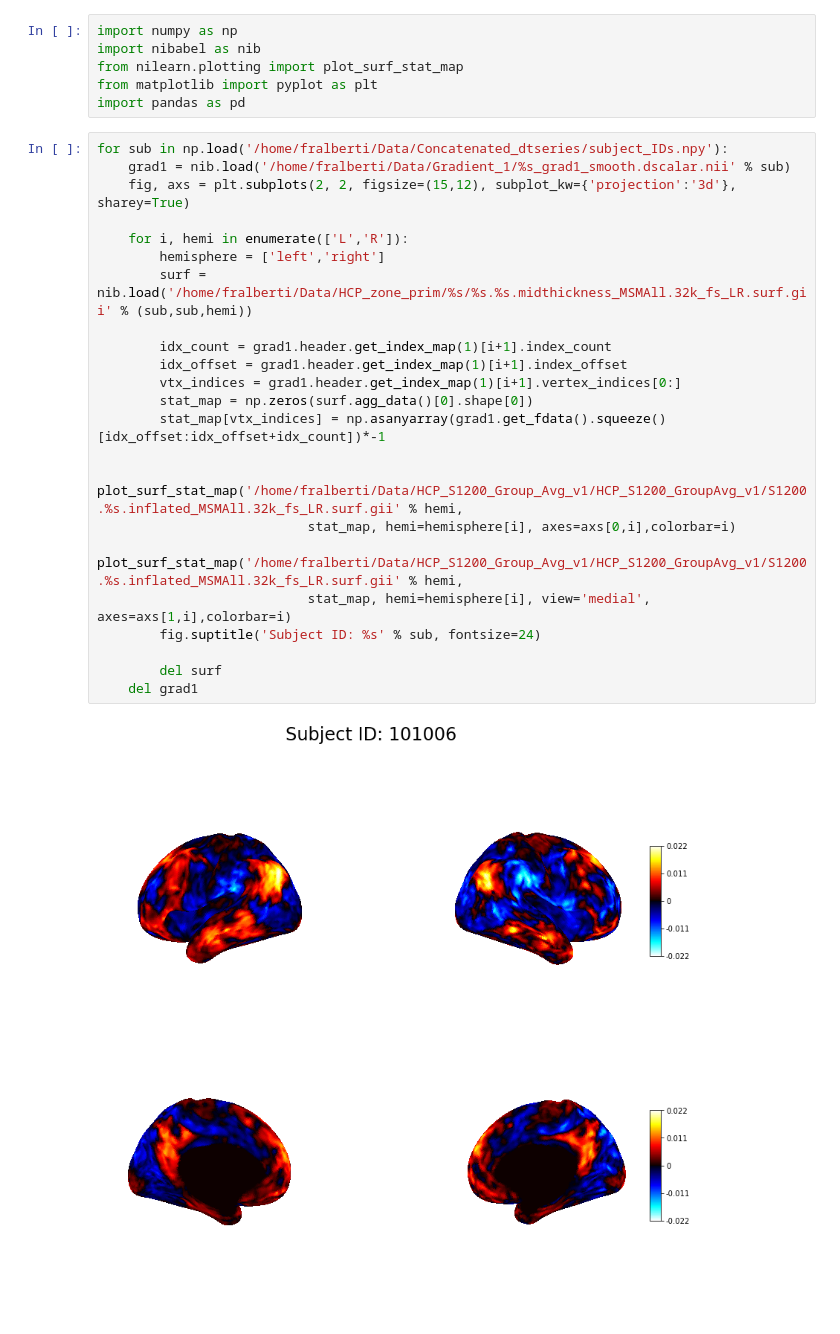
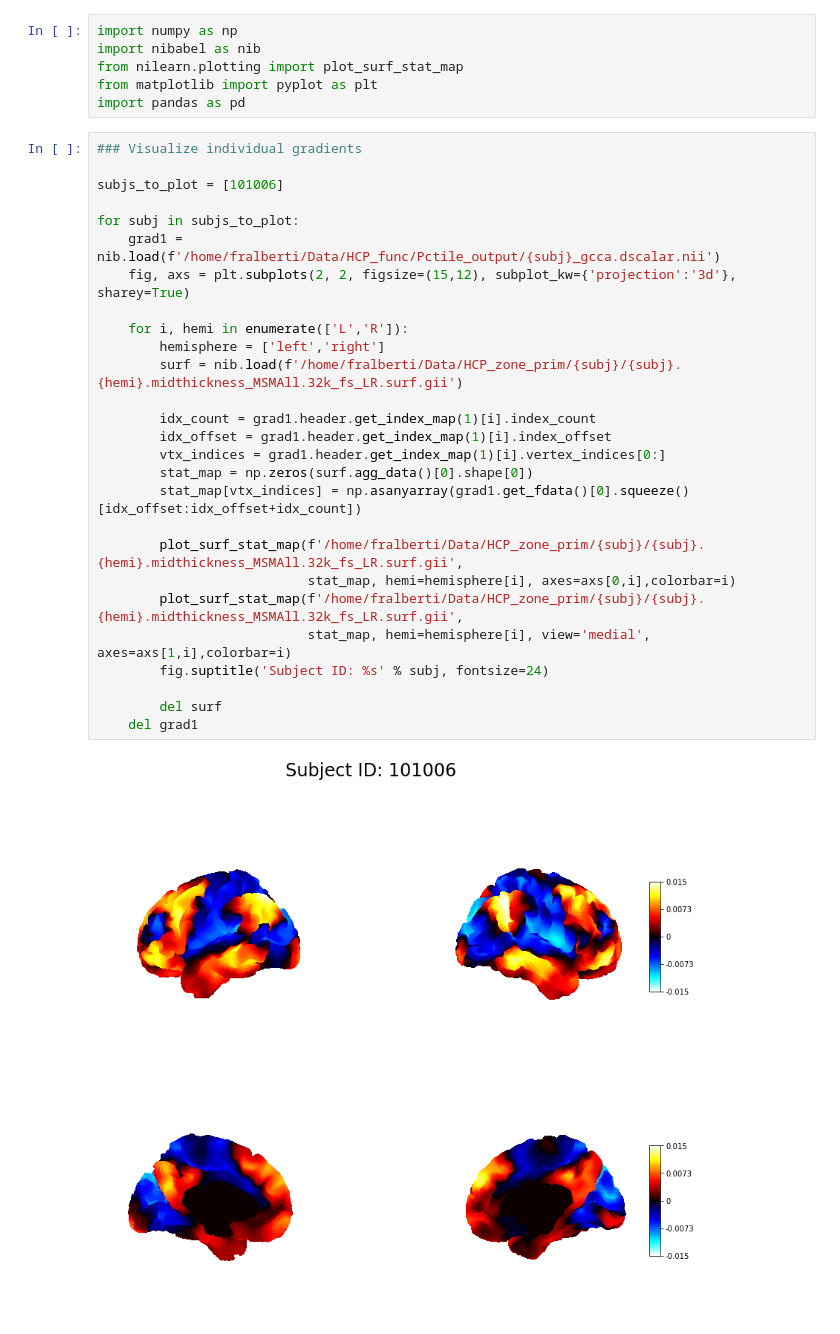
Before and after one commit to margulies/repo-0, a Jupyter notebook: Visualization.ipynb, the cells around one changed output. Saved outputs shown, nothing was run; the diff lists cells and outputs as text.

```diff
--- a/Visualization.ipynb
+++ b/Visualization.ipynb
@@ -5,27 +5,31 @@ from nilearn.plotting import plot_surf_stat_map
 from matplotlib import pyplot as plt
 import pandas as pd
 # %%
-for sub in np.load('/home/fralberti/Data/Concatenated_dtseries/subject_IDs.npy'):
-    grad1 = nib.load('/home/fralberti/Data/Gradient_1/%s_grad1_smooth.dscalar.nii' % sub)
+### Visualize individual gradients
+
+subjs_to_plot = [101006]
+
+for subj in subjs_to_plot:
+    grad1 = nib.load(f'/home/fralberti/Data/HCP_func/Pctile_output/{subj}_gcca.dscalar.nii')
     fig, axs = plt.subplots(2, 2, figsize=(15,12), subplot_kw={'projection':'3d'}, sharey=True)
 
     for i, hemi in enumerate(['L','R']):
         hemisphere = ['left','right']
-        surf = nib.load('/home/fralberti/Data/HCP_zone_prim/%s/%s.%s.midthickness_MSMAll.32k_fs_LR.surf.gii' % (sub,sub,hemi))
+        surf = nib.load(f'/home/fralberti/Data/HCP_zone_prim/{subj}/{subj}.{hemi}.midthickness_MSMAll.32k_fs_LR.surf.gii')
 
-        idx_count = grad1.header.get_index_map(1)[i+1].index_count
-        idx_offset = grad1.header.get_index_map(1)[i+1].index_offset
-        vtx_indices = grad1.header.get_index_map(1)[i+1].vertex_indices[0:]
+        idx_count = grad1.header.get_index_map(1)[i].index_count
+        idx_offset = grad1.header.get_index_map(1)[i].index_offset
+        vtx_indices = grad1.header.get_index_map(1)[i].vertex_indices[0:]
         stat_map = np.zeros(surf.agg_data()[0].shape[0])
-        stat_map[vtx_indices] = np.asanyarray(grad1.get_fdata().squeeze()[idx_offset:idx_offset+idx_count])*-1
+        stat_map[vtx_indices] = np.asanyarray(grad1.get_fdata()[0].squeeze()[idx_offset:idx_offset+idx_count])
 
-        plot_surf_stat_map('/home/fralberti/Data/HCP_S1200_Group_Avg_v1/HCP_S1200_GroupAvg_v1/S1200.%s.inflated_MSMAll.32k_fs_LR.surf.gii' % hemi,
+        plot_surf_stat_map(f'/home/fralberti/Data/HCP_zone_prim/{subj}/{subj}.{hemi}.midthickness_MSMAll.32k_fs_LR.surf.gii',
                            stat_map, hemi=hemisphere[i], axes=axs[0,i],colorbar=i)
-        plot_surf_stat_map('/home/fralberti/Data/HCP_S1200_Group_Avg_v1/HCP_S1200_GroupAvg_v1/S1200.%s.inflated_MSMAll.32k_fs_LR.surf.gii' % hemi,
+        plot_surf_stat_map(f'/home/fralberti/Data/HCP_zone_prim/{subj}/{subj}.{hemi}.midthickness_MSMAll.32k_fs_LR.surf.gii',
                            stat_map, hemi=hemisphere[i], view='medial', axes=axs[1,i],colorbar=i)
-        fig.suptitle('Subject ID: %s' % sub, fontsize=24)
+        fig.suptitle('Subject ID: %s' % subj, fontsize=24)
 
         del surf
     del grad1
 # %% [output]
-[figure, old version]
+[figure, new version]
```
Also changed, not shown: parts of 3 cells of this notebook, 2 other files.
